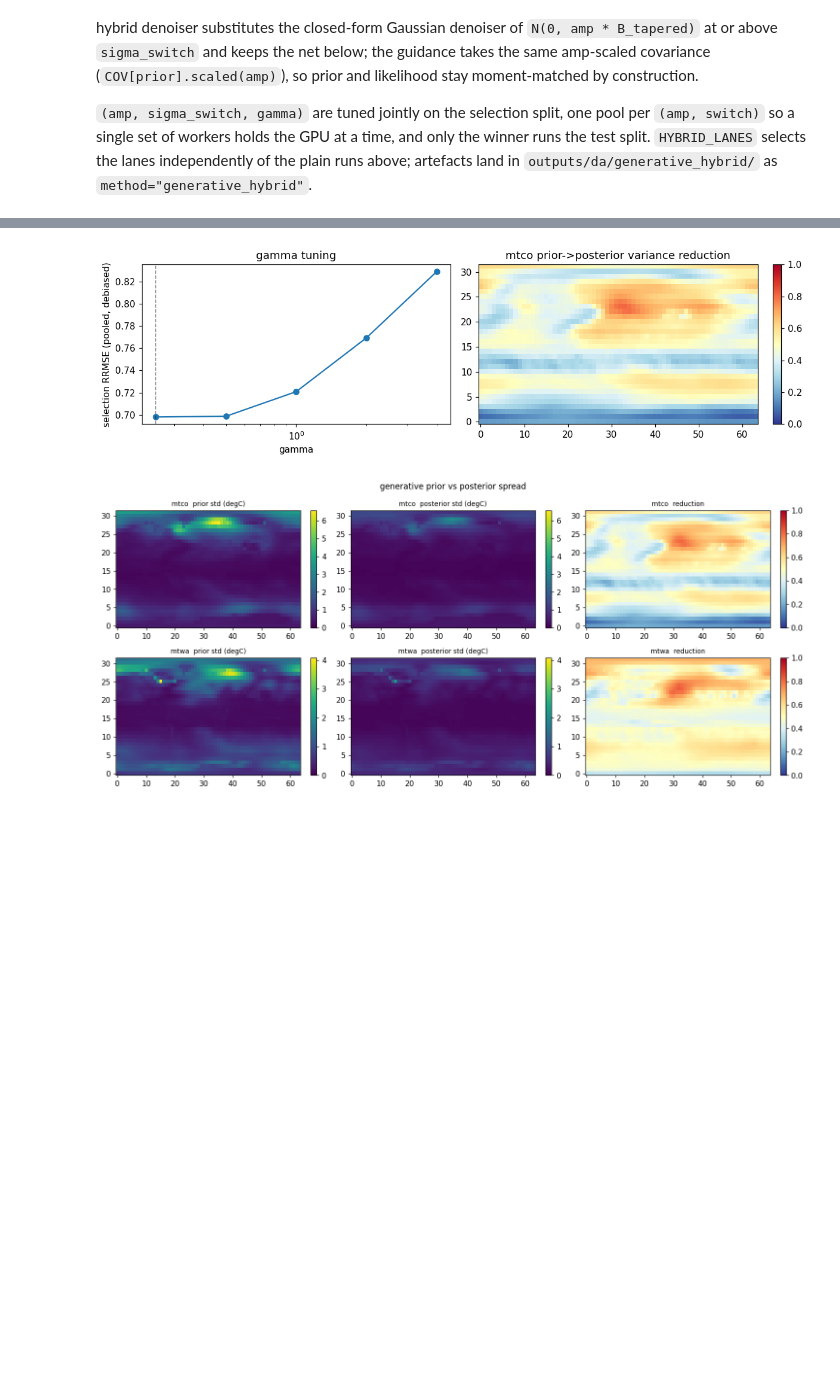
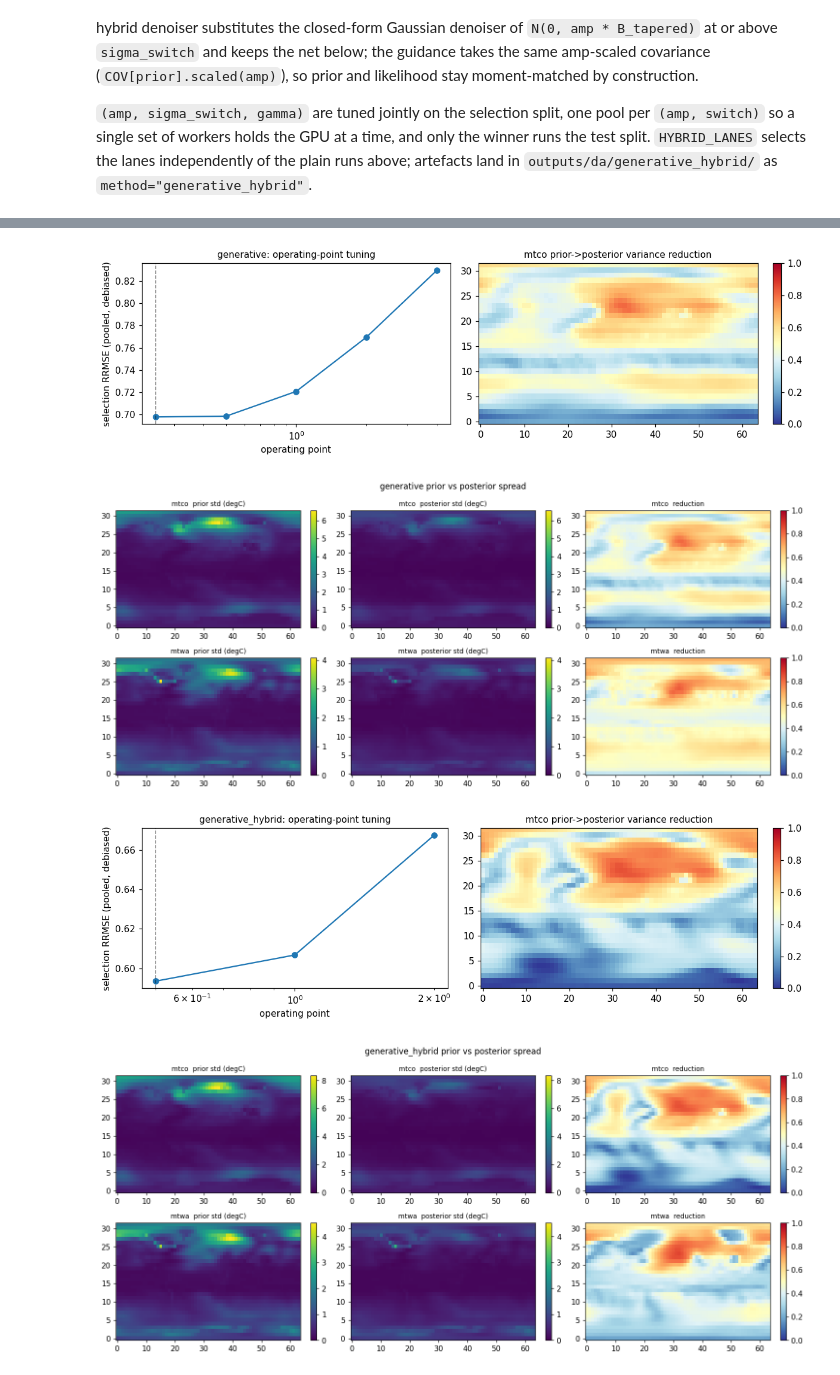
Before and after one commit to evgeni-g-georgiev/sparse_paleoclimate_field_reconstruction, a Jupyter notebook: notebooks/10_generative_prior.ipynb, the cells around one changed output, grey strips where cells are left out. Drawn from its saved outputs; the diff is of its cells as text; code cells hidden in the pictures; blank space fills up the shorter version.

```diff
--- a/notebooks/10_generative_prior.ipynb
+++ b/notebooks/10_generative_prior.ipynb
@@ -239,6 +296,6 @@ def train_prior(name):
     return search
 
 
-SEARCH = {name: train_prior(name) for name in PRIORS}
+SEARCH = {name: train_prior(name) for name in PRIORS_PIXEL}
 print(f"total {time.time() - T0:.0f}s")
 # %% [output]
@@ -310,14 +366,14 @@ def load_sampler(name, cov):
 # One guidance covariance per lane prior, in that checkpoint's own frame. The eigh
 # runs single-threaded (BLAS threads are pinned above) and costs about a minute.
 COV = {}
-for lane in sorted(set(LANES) | set(HYBRID_LANES)):
+for lane in sorted(set(LANES) | set(HYBRID_LANES) | set(PIXEL_SAMPLERS_FOR)):
     name = LANE_PRIOR[lane]
     prior_b = build_prior(cube, ages, lats, lons, PRIOR_IDX[name], valid,
                           **GUIDANCE_TAPER[lane])
     COV[name] = guidance_cov(prior_b.B, FRAME[name][1], FRAME[name][0],
                              meta={"prior": name, **prior_b.meta})
 
-SAMPLER = {name: load_sampler(name, COV[name]) for name in PRIORS}
+SAMPLER = {name: load_sampler(name, COV[name]) for name in PRIORS_PIXEL}
 
 
 def prior_var_map(name, n=N_PRIOR_VAR, seed=0):
@@ -332,9 +388,9 @@ def prior_var_map(name, n=N_PRIOR_VAR, seed=0):
     return ens.var(axis=0, ddof=1)
 
 
-PRIOR_VAR = {name: prior_var_map(name) for name in PRIORS}
+PRIOR_VAR = {name: prior_var_map(name) for name in PRIORS_PIXEL}
 
-for name in PRIORS:
+for name in PRIORS_PIXEL:
     safe, scales, _, _ = FRAME[name]
     pv = PRIOR_VAR[name][:, safe]
     print(f"{name}: prior std {np.sqrt(pv).mean():.3f} degC against a scale field of "
@@ -351,7 +405,7 @@ regurgitating training snapshots (nearest-neighbour distance).
 # %%
 from scipy.spatial.distance import cdist
 
-for name in PRIORS:
+for name in PRIORS_PIXEL:
     safe, _, anom, _ = FRAME[name]
     real = anom[:, :, safe]
     gen = SAMPLER[name].sample_prior(64, seed=0)[:, :, safe]
@@ -727,31 +950,50 @@ plain RRMSE carries the finite-ensemble term `mean(post_var) / K`, which grows w
 # %%
-if "ppe" in LANES:
-    M = pd.read_csv(OUT / "generative" / "metrics.csv")
-    sel = M[(M.lane == "ppe") & (M.split == "selection") & (M.channel == "pooled")
-            & (M.do_event == "all") & (M.metric == "rrmse_ens")].sort_values("b_scale")
+import json
 
-    z = np.load(OUT / "generative" / "ppe_analysis.npz")
+# Tuning curve and prior-to-posterior spread, for whichever methods have a PPE run.
+_PPE_DIRS = {"generative": OUT / "generative",
+             "generative_hybrid": OUT / "generative_hybrid",
+             "generative_spectral": OUT / "generative_spectral"}
+
+for _m, _d in _PPE_DIRS.items():
+    if not (_d / "ppe_analysis.npz").exists():
+        continue
+    _cfg = json.load(open(_d / "ppe_config.json"))["selected"]
+    sel = pd.read_csv(_d / "metrics.csv")
+    sel = sel[(sel.lane == "ppe") & (sel.split == "selection") & (sel.channel == "pooled")
+              & (sel.do_event == "all") & (sel.metric == "rrmse_ens")]
+    # The hybrid sweeps two more knobs; show the curve at the selected combination.
+    for _c in ("hybrid_amp", "hybrid_switch"):
+        if _c in sel.columns and _c in _cfg:
+            sel = sel[np.isclose(sel[_c].to_numpy(dtype=float), _cfg[_c])]
+    sel = sel.sort_values("b_scale")
+
+    z = np.load(_d / "ppe_analysis.npz")
     safe_ppe = z["safe_valid"]
     fig, ax = plt.subplots(1, 2, figsize=(11, 3.4))
-    ax[0].plot(sel["b_scale"], sel["value"], "o-"); ax[0].set_xscale("log")
+    ax[0].plot(sel["b_scale"], sel["value"], "o-")
+    ax[0].set_xscale("log")
     ax[0].axvline(float(z["b_scales"][0]), color="k", lw=1, ls="--", alpha=0.5)
-    ax[0].set_xlabel("gamma"); ax[0].set_ylabel("selection RRMSE (pooled, debiased)")
-    ax[0].set_title("gamma tuning")
+    ax[0].set_xlabel("operating point")
+    ax[0].set_ylabel("selection RRMSE (pooled, debiased)")
+    ax[0].set_title(f"{_m}: operating-point tuning", fontsize=10)
 
     red = da.uncertainty_reduction(z["prior_ens_var"], z["post_var"][0].mean(axis=0))
     im = ax[1].imshow(np.where(safe_ppe, red[0], np.nan), origin="lower", cmap="RdYlBu_r",
                       vmin=0, vmax=1, aspect="auto")
-    ax[1].set_title("mtco prior->posterior variance reduction")
+    ax[1].set_title("mtco prior->posterior variance reduction", fontsize=10)
     fig.colorbar(im, ax=ax[1], fraction=0.046)
     fig.tight_layout()
-    fig.savefig(FIG / "gamma_and_variance_reduction.png", bbox_inches="tight")
+    fig.savefig(FIG / f"tuning_and_variance_reduction_{_m}.png", bbox_inches="tight")
     plt.show()
 
     da.plot_prior_posterior_uncertainty(
         z["prior_ens_var"], z["post_var"][0].mean(axis=0), safe_ppe, VARS,
-        title="generative prior vs posterior spread",
-        save_path=str(FIG / "uncertainty_reduction_generative.png"))
+        title=f"{_m} prior vs posterior spread",
+        save_path=str(FIG / f"uncertainty_reduction_{_m}.png"))
     plt.show()
 # %% [output]
-[figure, old version]
+[figure, new version]
 [figure]
+[figure, added]
+[figure, added]
```
Also changed, not shown: parts of 19 cells of this notebook.
